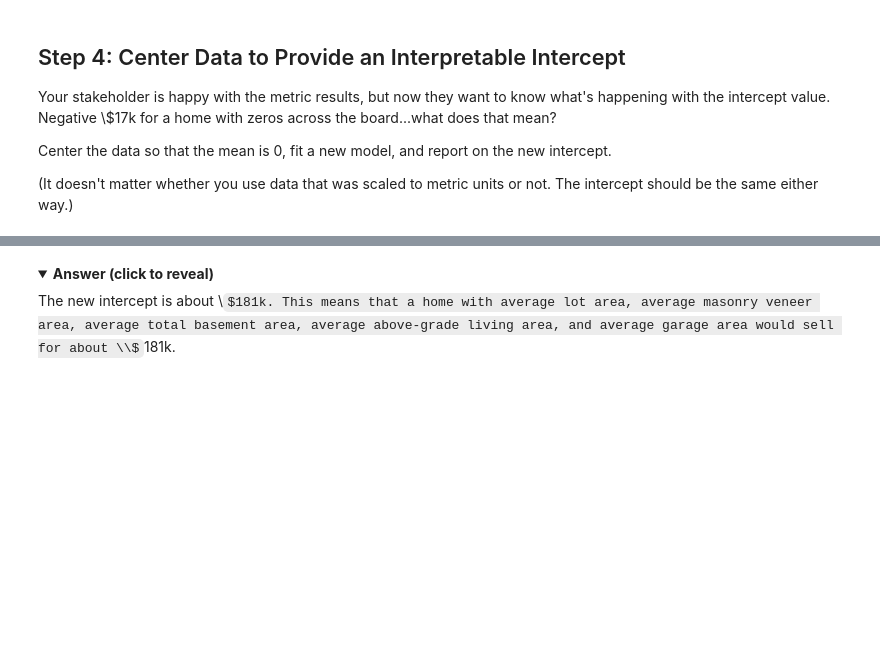
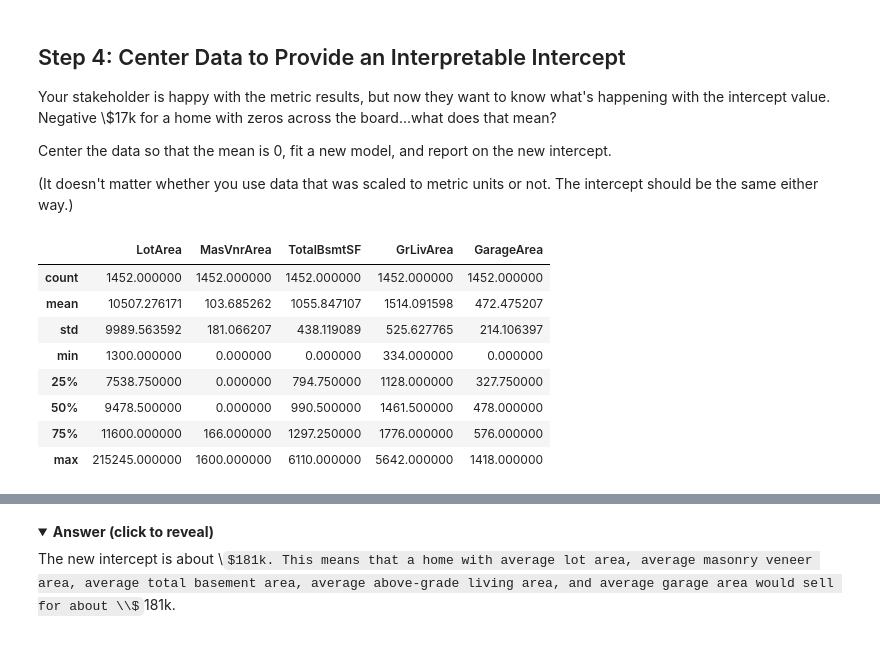
Before and after one commit to alecs1523/dsc-linear-transformations-lab, a Jupyter notebook: index.ipynb, the cells around one changed output, grey strips where cells are left out. Saved outputs shown, nothing was run; the diff lists cells and outputs as text; code cells hidden in the pictures; folded sections open; some formulas as TeX source; blank space fills up the shorter version.

```diff
--- a/index.ipynb
+++ b/index.ipynb
@@ -263,3 +261,14 @@ Center the data so that the mean is 0, fit a new model, and report on the new in
 (It doesn't matter whether you use data that was scaled to metric units or not. The intercept should be the same either way.)
 # %%
 # Your code here - center data
+X.describe()
+# %% [output]
+|  | LotArea | MasVnrArea | TotalBsmtSF | GrLivArea | GarageArea |
+| count | 1452.000000 | 1452.000000 | 1452.000000 | 1452.000000 | 1452.000000 |
+| mean | 10507.276171 | 103.685262 | 1055.847107 | 1514.091598 | 472.475207 |
+| std | 9989.563592 | 181.066207 | 438.119089 | 525.627765 | 214.106397 |
+| min | 1300.000000 | 0.000000 | 0.000000 | 334.000000 | 0.000000 |
+| 25% | 7538.750000 | 0.000000 | 794.750000 | 1128.000000 | 327.750000 |
+| 50% | 9478.500000 | 0.000000 | 990.500000 | 1461.500000 | 478.000000 |
+| 75% | 11600.000000 | 166.000000 | 1297.250000 | 1776.000000 | 576.000000 |
+| max | 215245.000000 | 1600.000000 | 6110.000000 | 5642.000000 | 1418.000000 |
```
Also changed, not shown: parts of 12 cells of this notebook.
